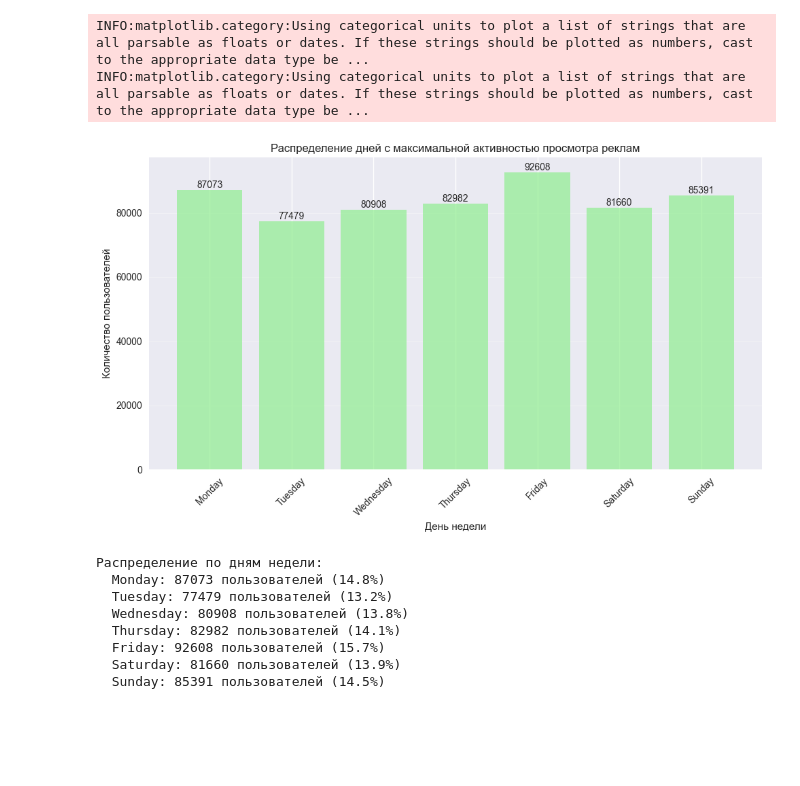
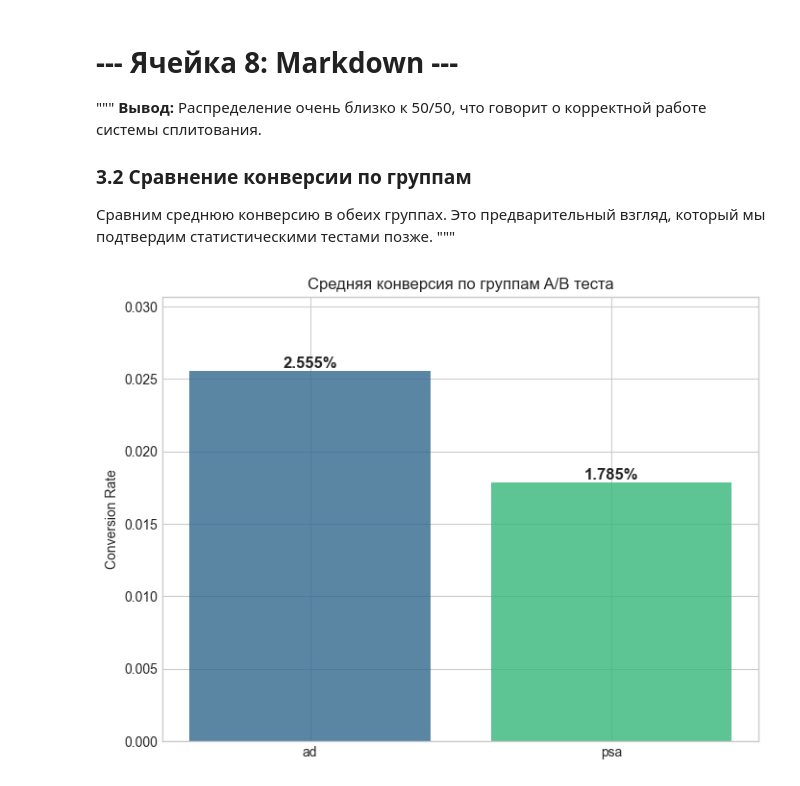
Before and after one commit to zh0rchik/ab-analytics-pipeline, a Jupyter notebook: notebooks/01_eda.ipynb, the cells around one changed output. Drawn from its saved outputs; the diff is of its cells as text; code cells hidden in the pictures; blank space fills up the shorter version.

```diff
--- a/notebooks/01_eda.ipynb
+++ b/notebooks/01_eda.ipynb
@@ -49,6 +39,15 @@ INFO:data_loader:Валидация данных пройдена
 # %%
-# Ячейка 3: Детальный анализ данных
-print("\n ДЕТАЛЬНЫЙ АНАЛИЗ ДАННЫХ:")
-print("Первые 5 строк после обработки:")
-df.head()
+# --- Ячейка 3: Загрузка данных ---
+DATA_PATH = '../data/raw/marketing_AB.csv'
+
+loader = DataLoader(DATA_PATH)
+df = loader.load_and_prepare_data()
+
+# Вызов исправленного метода
+basic_info = loader.get_info() # <--- ОШИБКИ БОЛЬШЕ НЕТ
+
+print("ИНФОРМАЦИЯ О ПОДГОТОВЛЕННЫХ ДАННЫХ:")
+print(f"Размер данных: {basic_info['shape']}")
+print(f"Использование памяти: {basic_info['memory_usage_mb']:.2f} MB")
+print(f"Колонки: {basic_info['columns']}")
 # %% [output]
@@ -169,37 +125,30 @@ print(f"  Максимум: {df['total_ads'].max()}")
+# %% [markdown]
+# --- Ячейка 8: Markdown ---
+"""
+**Вывод:** Распределение очень близко к 50/50, что говорит о корректной работе системы сплитования.
+
+### 3.2 Сравнение конверсии по группам
+
+Сравним среднюю конверсию в обеих группах. Это предварительный взгляд, который мы подтвердим статистическими тестами позже.
+"""
 # %%
-# Ячейка 4.4: Распределение по дням недели
-plt.figure(figsize=(10, 6))
-day_order = ['Monday', 'Tuesday', 'Wednesday', 'Thursday', 'Friday', 'Saturday', 'Sunday']
-day_counts = df['most_ads_day'].value_counts().reindex(day_order)
+# --- Ячейка 9: Конверсия по группам ---
+conversion_by_group = df.groupby('test_group')['converted'].mean()
 
-bars = plt.bar(day_counts.index, day_counts.values, color='lightgreen', alpha=0.7)
-plt.title('Распределение дней с максимальной активностью просмотра реклам')
-plt.xlabel('День недели')
-plt.ylabel('Количество пользователей')
-plt.grid(axis='y', alpha=0.3)
+fig, ax = plt.subplots(figsize=(8, 6))
+bars = ax.bar(conversion_by_group.index, conversion_by_group.values,
+              color=sns.color_palette("viridis", 2), alpha=0.8)
+
+ax.set_title('Средняя конверсия по группам A/B теста')
+ax.set_ylabel('Conversion Rate')
+ax.set_ylim(0, conversion_by_group.max() * 1.2)
 
 # Добавляем значения на столбцы
-for bar, value in zip(bars, day_counts.values):
-    plt.text(bar.get_x() + bar.get_width()/2, bar.get_height() + 0.5,
-             f'{value}', ha='center', va='bottom')
+for bar in bars:
+    height = bar.get_height()
+    ax.text(bar.get_x() + bar.get_width() / 2, height, f'{height:.3%}',
+            ha='center', va='bottom', fontweight='bold', fontsize=12)
 
-plt.xticks(rotation=45)
-plt.tight_layout()
 plt.show()
-
-print("Распределение по дням недели:")
-for day, count in day_counts.items():
-    percentage = count / len(df) * 100
-    print(f"  {day}: {count} пользователей ({percentage:.1f}%)")
 # %% [output]
-INFO:matplotlib.category:Using categorical units to plot a list of strings that are all parsable as floats or dates. If these strings should be plotted as numbers, cast to the appropriate data type be ...
-INFO:matplotlib.category:Using categorical units to plot a list of strings that are all parsable as floats or dates. If these strings should be plotted as numbers, cast to the appropriate data type be ...
-[figure, old version]
+[figure, new version]
-Распределение по дням недели:
-  Monday: 87073 пользователей (14.8%)
-  Tuesday: 77479 пользователей (13.2%)
-  Wednesday: 80908 пользователей (13.8%)
-  Thursday: 82982 пользователей (14.1%)
-  Friday: 92608 пользователей (15.7%)
-  Saturday: 81660 пользователей (13.9%)
-  Sunday: 85391 пользователей (14.5%)
```
Also changed, not shown: parts of 16 cells of this notebook.
